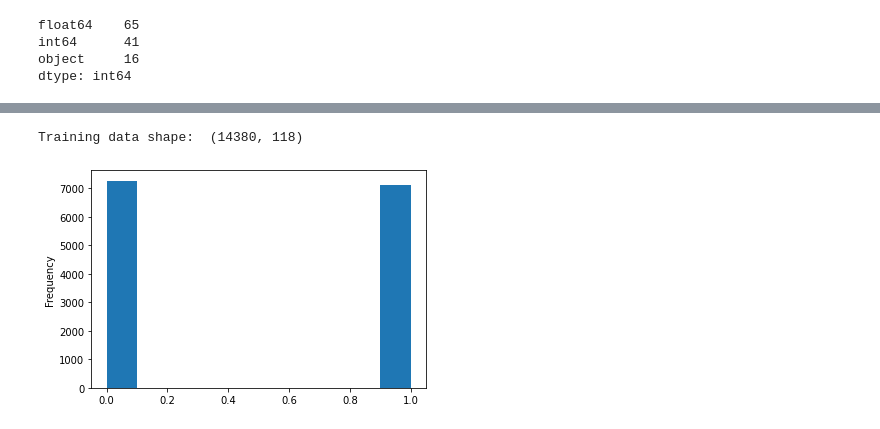
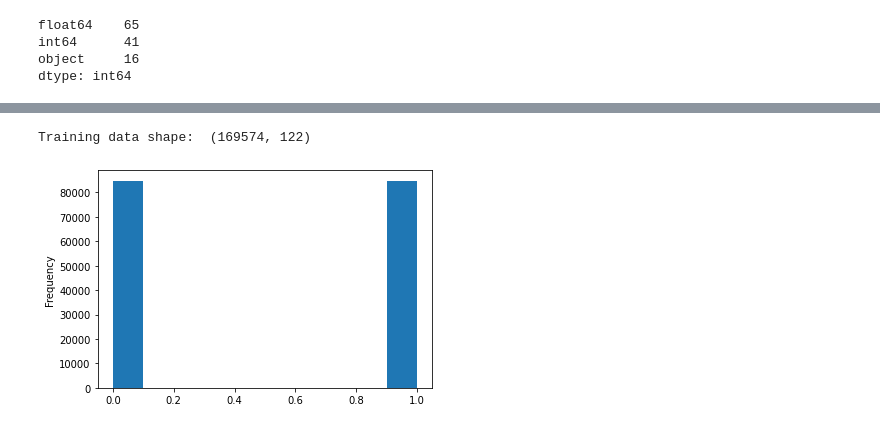
Before and after one commit to PaulBagnis/HomeCredit, a Jupyter notebook: notebooks/knn.ipynb, the cells around one changed output, grey strips where cells are left out. Saved outputs shown, nothing was run; the diff lists cells and outputs as text; code cells hidden in the pictures.

```diff
--- a/notebooks/knn.ipynb
+++ b/notebooks/knn.ipynb
@@ -107,28 +113,38 @@ dtype: int64
 # %%
 #Preprocessing for missing values and bad dtype.
 
-df = df.dropna(axis=0)
-
-#Bad type and useless labels.
+#df = df.dropna(axis=0)
 
 le = LabelEncoder()
 le_count = 0
 
-useless_cat = [ col for col in df if len(list(df[col].unique())) == 1 ]
-for cat in useless_cat:
-    df = df.drop(cat, axis=1)
+#Fill missing values.
+for idx in df.columns:
+    if df[idx].dtype == 'object':
+        #Fill object missing values can be done by replacing values by the most frequent one or create a new category.
+        #pprint ( df[idx].isna().sum() ) # 50% or more of missing data in those columns -> new categories
+        df[idx] = df[idx].fillna(value='New categorical label')
+    else:
+        #Fill numeric missing values can be done by replacing values by the mean or median value of the column.
+        df[idx] = df[idx].replace(np.NaN, df[idx].median())
 
-# Iterate through the columns
+# Labeling
 for col in df:
     if df[col].dtype == 'object':
         # If 2 or fewer unique categories
         if len(list(df[col].unique())) >= 1:
             df[col] = le.fit_transform(df[col])
             le_count += 1
+print('%d columns were label encoded.' % le_count)
 
-print('%d columns were label encoded.' % le_count)
+#Dropping useless columns.
+useless_cat = [ col for col in df if len(list(df[col].unique())) == 1 ]
+for cat in useless_cat:
+    df = df.drop(cat, axis=1)
 print('%d columns were removed.' % len(useless_cat))
 
+
+print( missing_values_table(df) )
 print('Datashape: ', df.shape)
 print( df.dtypes.value_counts() )
 # %% [output]
@@ -171,27 +173,26 @@ Name: TARGET, dtype: float64
 # %%
 #Oversampling (not undersampling) because we haven't many rows.
-
 # Separate majority and minority classes
-df_majority = dfTrain[dfTrain['TARGET']==0]
-df_minority = dfTrain[dfTrain['TARGET']==1]
+df_majority = df[df['TARGET']==0]
+df_minority = df[df['TARGET']==1]
 
 # Upsample minority class
 df_minority_upsampled = resample(df_minority,
                                  replace=True,     # sample with replacement
-                                 n_samples=round(dfTrain.shape[0] * 0.918744),  # to match majority class
+                                 n_samples=round(df.shape[0] * 0.919089),  # to match majority class
                                  random_state=123) # reproducible results
 
 # Combine majority class with upsampled minority class
-dfTrainUpsampled = pd.concat([df_majority, df_minority_upsampled])
+dfUpsampled = pd.concat([df_majority, df_minority_upsampled])
 
 # Display new class counts
-dfTrainUpsampled['TARGET'].value_counts()
-print('Training data shape: ', dfTrainUpsampled.shape)
+dfUpsampled['TARGET'].value_counts()
+print('Training data shape: ', dfUpsampled.shape)
 
-dfTrainUpsampled['TARGET'].astype(int).plot.hist();
+dfUpsampled['TARGET'].astype(int).plot.hist();
 # %% [output]
-Training data shape:  (14380, 118)
+Training data shape:  (169574, 122)
-[figure, old version]
+[figure, new version]
 # %%
 #Knns preparation.
 
```
Also changed, not shown: parts of 10 cells of this notebook, 1 other file.
